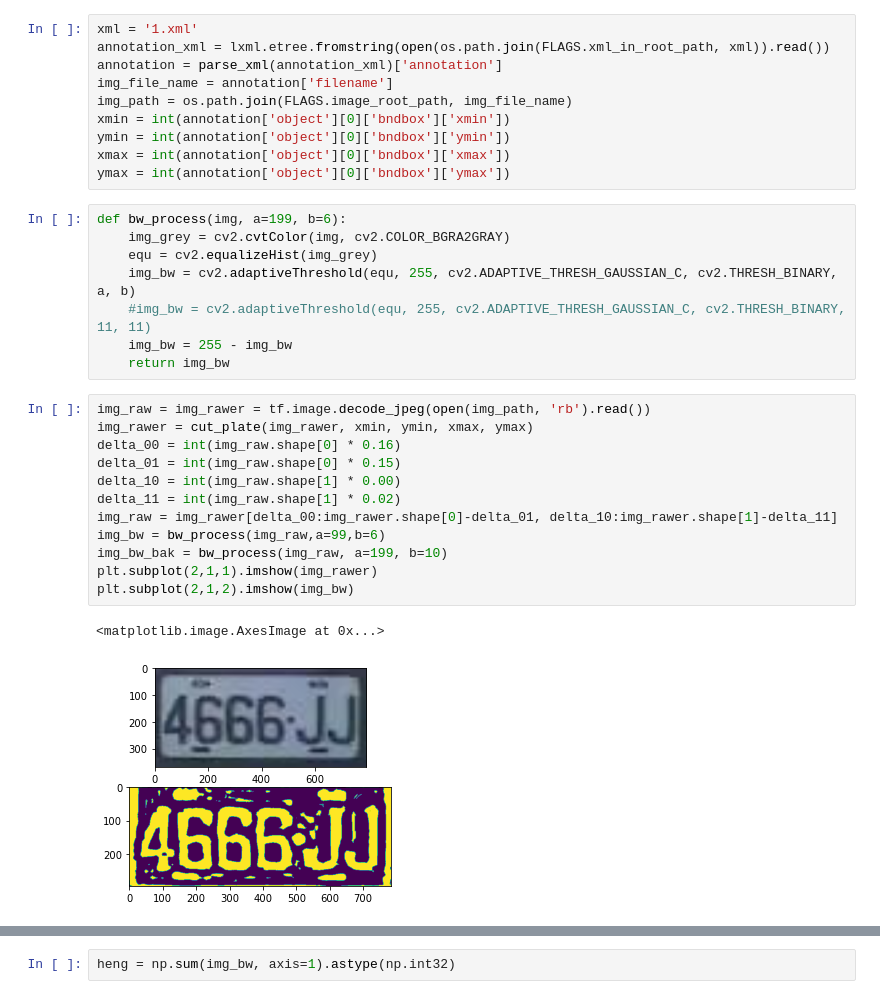
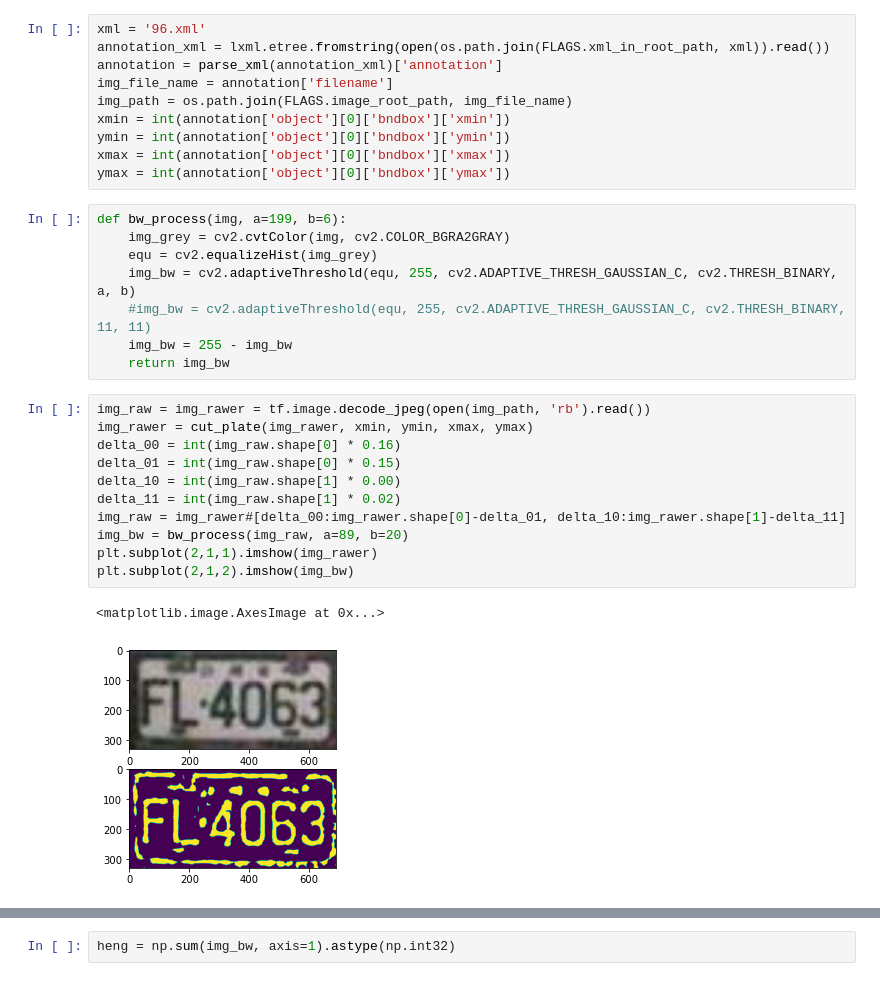
Before and after one commit to fibercoke/FaceManipulationProject, a Jupyter notebook: CHARSPLIT.ipynb, the cells around one changed output, grey strips where cells are left out. Cells and saved outputs as stored; diff of their text form.

```diff
--- a/CHARSPLIT.ipynb
+++ b/CHARSPLIT.ipynb
@@ -98,7 +96,7 @@ model.load_weights(FLAGS.classifier_weights).expect_partial()
 # %%
 xmls = [filename for filename in os.listdir(FLAGS.xml_in_root_path) if filename.endswith('.xml')]
 # %%
-xml = '1.xml'
+xml = '96.xml'
 annotation_xml = lxml.etree.fromstring(open(os.path.join(FLAGS.xml_in_root_path, xml)).read())
 annotation = parse_xml(annotation_xml)['annotation']
 img_file_name = annotation['filename']
@@ -118,15 +116,14 @@ def bw_process(img, a=199, b=6):
 # %%
 img_raw = img_rawer = tf.image.decode_jpeg(open(img_path, 'rb').read())
 img_rawer = cut_plate(img_rawer, xmin, ymin, xmax, ymax)
 delta_00 = int(img_raw.shape[0] * 0.16)
 delta_01 = int(img_raw.shape[0] * 0.15)
 delta_10 = int(img_raw.shape[1] * 0.00)
 delta_11 = int(img_raw.shape[1] * 0.02)
-img_raw = img_rawer[delta_00:img_rawer.shape[0]-delta_01, delta_10:img_rawer.shape[1]-delta_11]
-img_bw = bw_process(img_raw,a=99,b=6)
-img_bw_bak = bw_process(img_raw, a=199, b=10)
+img_raw = img_rawer#[delta_00:img_rawer.shape[0]-delta_01, delta_10:img_rawer.shape[1]-delta_11]
+img_bw = bw_process(img_raw, a=89, b=20)
 plt.subplot(2,1,1).imshow(img_rawer)
 plt.subplot(2,1,2).imshow(img_bw)
 # %% [output]
 <matplotlib.image.AxesImage at 0x...>
-[figure, old version]
+[figure, new version]
```
Also changed, not shown: parts of 8 cells of this notebook, 9 other files.
